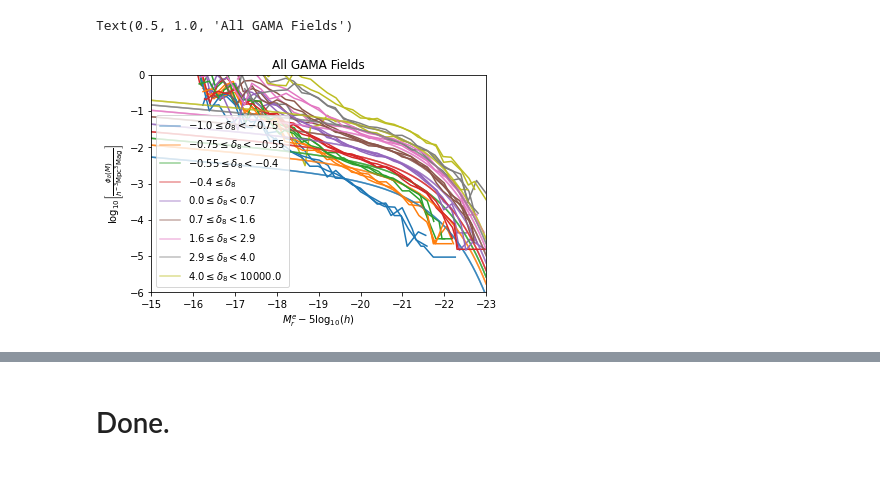
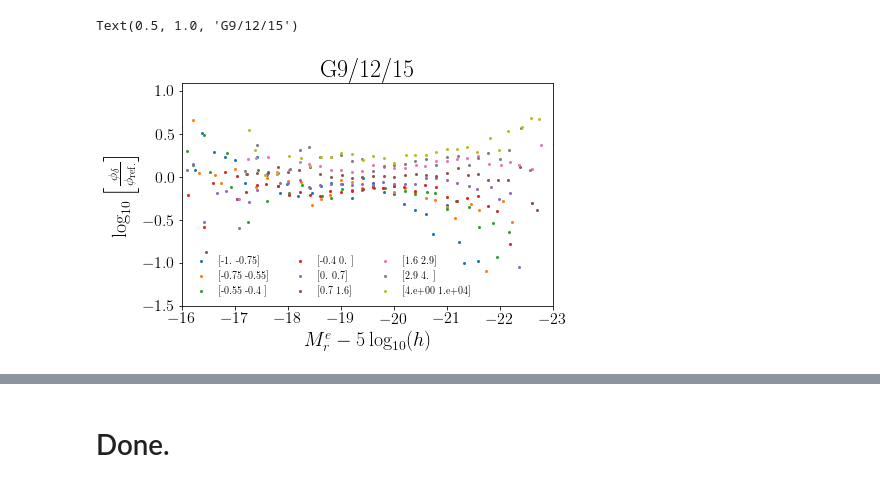
Before and after one commit to SgmAstro/DESI, a Jupyter notebook: docs/nb/d8LF_qa.ipynb, the cells around one changed output, grey strips where cells are left out. Cells and saved outputs as stored; diff of their text form; code cells hidden in the pictures.

```diff
--- a/docs/nb/d8LF_qa.ipynb
+++ b/docs/nb/d8LF_qa.ipynb
@@ -109,33 +86,25 @@ lumfn_d8(field='G9', survey='gama', version='GAMA4', multifield=e)
 # %%
-colour   = plt.rcParams['axes.prop_cycle'].by_key()['color']
+colors    = plt.rcParams['axes.prop_cycle'].by_key()['color']
 
-for field in fields:
-    for i in np.arange(0, 9, 1):
-        lf = Table.read(findfile(ftype='ddp_n8_d0_lumfn', survey=survey, field=field, version=version, utier=i), 'LUMFN')
-        ref = Table.read(findfile(ftype='ddp_n8_d0_lumfn', survey=survey, field=field, version=version, utier=i), 'REFERENCE')
+for i in np.arange(0, 9, 1):
+    lfs   = [findfile(ftype='ddp_n8_d0_lumfn', survey=survey, field=field, version=version, utier=i)]
+    lf    = multifield_lumfn(lfs, ext='LUMFN')
 
-        lf   = lf[lf['N'] > 0]
+    ddp   = Table.read(findfile(ftype='ddp_n8_d0', survey=survey, field=field, version=version, utier=i))
+    ref   = Table.read(findfile(ftype='ddp_n8_d0_lumfn', survey=survey, field=field, version=version, utier=i), 'REFERENCE')
 
-        if field == 'G15':
-            if i != 3:
-                pl.plot(ref['MS'], np.log10(ref['d{}_REFSCHECHTER'.format(i)]), label=r'${} \leq \delta_8 < {}$'.format(d8_limits[i][0], d8_limits[i][1]), alpha=0.5, c=colour[i])
-            else:
-                pl.plot(ref['MS'], np.log10(ref['d{}_REFSCHECHTER'.format(i)]), label=r'${} \leq \delta_8$'.format(d8_limits[i][0]), alpha=0.5, c=colour[i])
+    label = ddp.meta['D8{}LIMS'.format(i)]
 
-        else:
-            pl.plot(ref['MS'], np.log10(ref['d{}_REFSCHECHTER'.format(i)]), alpha=0.5, c=colour[i])
+    pl.plot(lf['MEDIAN_M'], np.log10(lf['REF_RATIO']), label=label, marker='.', lw=0.0, c=colors[i], markersize=4)
 
-        pl.plot(lf['MEDIAN_M'], np.log10(lf['PHI_IVMAX']), label='', c=colour[i])
+plt.xlabel(r'$M_r^e - 5 \log_{10}(h)$')
+plt.ylabel(r'$\log_{10} \left[ \frac{\phi_\delta}{\phi_{\rm ref.}} \right] $')
 
-pl.xlabel(r'$M_r^e - 5 \log_{10}(h)$')
-pl.ylabel(r'$\log_{10} \left[ \frac{\phi_\delta(M)}{h^{-3} {\rm Mpc}^{3} {\rm Mag}^{}} \right] $')
+pl.xlim(-16., -23.0)
+pl.ylim(-1.5,   1.1)
 
-pl.xlim(-15., -23.0)
-pl.ylim(-6,   0)
-
-pl.legend(frameon=False, loc=2, ncol=2)
-pl.legend()
-pl.title('All GAMA Fields')
+pl.legend(frameon=False, loc=3, ncol=3, fontsize=10)
+pl.title('G9/12/15')
 # %% [output]
-Text(0.5, 1.0, 'All GAMA Fields')
+Text(0.5, 1.0, 'G9/12/15')
-[figure, old version]
+[figure, new version]
```
Also changed, not shown: parts of 14 cells of this notebook, 1 other file.
